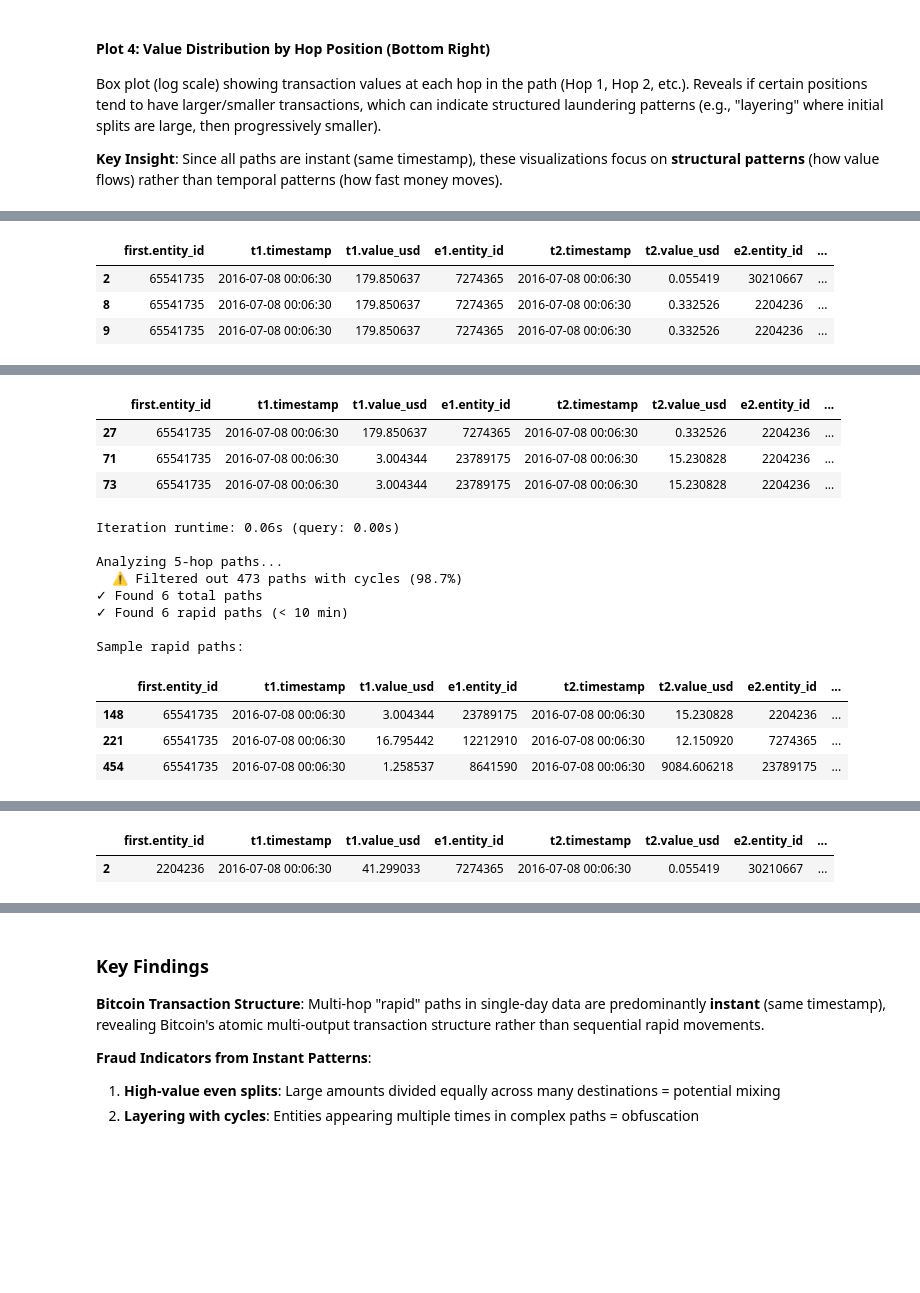
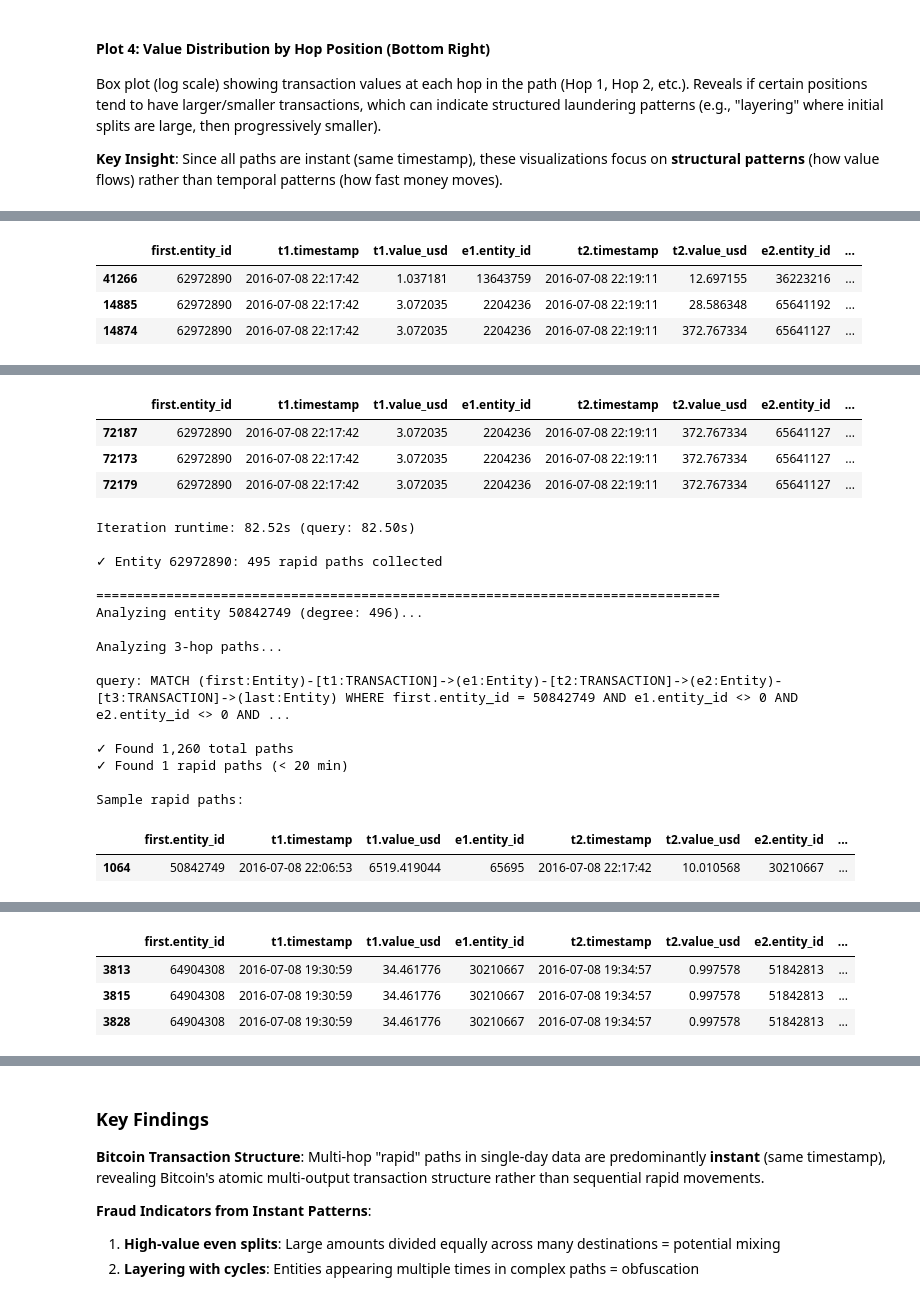
Before and after one commit to turing-db/turingdb-examples, a Jupyter notebook: examples/notebooks/public_version/crypto_orbitaal_fraud_detection.ipynb, the cells around one changed output, grey strips where cells are left out. Saved outputs shown, nothing was run; the diff lists cells and outputs as text; code cells hidden in the pictures; blank space fills up the shorter version.

```diff
--- a/examples/notebooks/public_version/crypto_orbitaal_fraud_detection.ipynb
+++ b/examples/notebooks/public_version/crypto_orbitaal_fraud_detection.ipynb
@@ -756,11 +527,0 @@ from turingdb.exceptions import TuringDBException
-# %%
-%%time
-
-# Set graph
-try:
-    client.create_graph(graph_name)
-except TuringDBException as e:
-    print(e)
-
-# Set working graph
-client.set_graph(graph_name)
@@ -1687,0 +1685,3 @@ Detects funds moving quickly through multiple hops - a common money laundering t
+# %%
+query = build_rapid_movement_query(entity_id, hops=k, exclude_entity_0=True, limit=1e6)
+print(f"query:\n\n{query}\n")
@@ -2028,8 +2094,9 @@ if len(hub_candidates) == 0:
     hub_candidates = hubs[hubs['entity_id'] != 0].head(10)
 
 top_entities = hub_candidates.head(3)['entity_id'].astype(int).tolist()
-max_hops = 5
+max_hops = 4
 MAX_PATHS_PER_ENTITY = 10000
+MAX_TIME_WINDOW = 20 # in minutes
 
 print(f"Selected entities: {top_entities}")
 print(f"Their degrees: {[hubs[hubs['entity_id']==e]['degree'].values[0] for e in top_entities]}")
@@ -2052,7 +2119,8 @@ for entity_id in tqdm(top_entities):
 
         print(f"\nAnalyzing {k}-hop paths...")
 
-        query = build_rapid_movement_query(entity_id, hops=k, exclude_entity_0=True)
+        query = build_rapid_movement_query(entity_id, hops=k, exclude_entity_0=True, limit=1e5)
+        print(f"\nquery: {query}\n")
 
         query_start = time.time()
         try:
@@ -2062,23 +2130,19 @@ for entity_id in tqdm(top_entities):
             if not df_rapid.empty:
                 entity_has_paths = True
 
-                # Filter 1: Remove paths going through Entity 0
-                df_rapid = filter_entity_0_from_paths(df_rapid)
+                ## Filter 1: Remove paths going through Entity 0
+                #df_rapid = filter_entity_0_from_paths(df_rapid)
 
-                # Filter 2: Remove cycles
-                df_rapid = filter_cycles_from_paths(df_rapid)
+                ## Filter 2: Remove cycles
+                #df_rapid = filter_cycles_from_paths(df_rapid)
 
                 if len(df_rapid) > 0:
                     # Filter 3: Enforce chronological order and time window
-                    rapid = analyze_rapid_movements(df_rapid, max_time_window_hours=0.167,
-                                                   enforce_chronological=True)
-
-                    # Analyze with 10-minute window and chronological enforcement
-                    rapid = analyze_rapid_movements(df_rapid, max_time_window_hours=0.167,
-                                                   enforce_chronological=True)
+                    rapid = analyze_rapid_movements(df_rapid, max_time_window_hours=MAX_TIME_WINDOW / 60,
+                                                    enforce_chronological=True)
 
                     print(f"✓ Found {len(df_rapid):,} total paths")
-                    print(f"✓ Found {len(rapid):,} rapid paths (< 10 min)")
+                    print(f"✓ Found {len(rapid):,} rapid paths (< {MAX_TIME_WINDOW} min)")
 
                     if len(rapid) > 0:
                         # Sample if too many
@@ -2126,8 +2190,9 @@ if all_rapid_movements:
 
     print(f"\nTemporal Analysis:")
     print(f"  Instant movements (0 time difference): {instant_count:,} ({instant_percentage:.1f}%)")
-    print(f"  < 1 minute: {len(combined_rapid[time_data < 0.0167]):,}")
-    print(f"  < 10 minutes: {len(combined_rapid):,}")
+    print(f"  < 1 minute: {len(combined_rapid[time_data < (1 / 60)]):,}")
+    print(f"  < 10 minutes: {len(combined_rapid[time_data < (10 / 60)]):,}")
+    print(f"  < {MAX_TIME_WINDOW} minutes: {len(combined_rapid):,}")
 
     # Show summary by entity and hop count
     summary = combined_rapid.groupby(['source_entity', 'hop_count']).agg({
@@ -2187,6 +2254,6 @@ Analyzing 3-hop paths...
 
 Sample rapid paths:
 |  | first.entity_id | t1.timestamp | t1.value_usd | e1.entity_id | t2.timestamp | t2.value_usd | e2.entity_id | ... |
-| 2 | 65541735 | 2016-07-08 00:06:30 | 179.850637 | 7274365 | 2016-07-08 00:06:30 | 0.055419 | 30210667 | ... |
-| 8 | 65541735 | 2016-07-08 00:06:30 | 179.850637 | 7274365 | 2016-07-08 00:06:30 | 0.332526 | 2204236 | ... |
-| 9 | 65541735 | 2016-07-08 00:06:30 | 179.850637 | 7274365 | 2016-07-08 00:06:30 | 0.332526 | 2204236 | ... |
+| 41266 | 62972890 | 2016-07-08 22:17:42 | 1.037181 | 13643759 | 2016-07-08 22:19:11 | 12.697155 | 36223216 | ... |
+| 14885 | 62972890 | 2016-07-08 22:17:42 | 3.072035 | 2204236 | 2016-07-08 22:19:11 | 28.586348 | 65641192 | ... |
+| 14874 | 62972890 | 2016-07-08 22:17:42 | 3.072035 | 2204236 | 2016-07-08 22:19:11 | 372.767334 | 65641127 | ... |
@@ -2199,18 +2268,23 @@ Analyzing 4-hop paths...
 
 Sample rapid paths:
 |  | first.entity_id | t1.timestamp | t1.value_usd | e1.entity_id | t2.timestamp | t2.value_usd | e2.entity_id | ... |
-| 27 | 65541735 | 2016-07-08 00:06:30 | 179.850637 | 7274365 | 2016-07-08 00:06:30 | 0.332526 | 2204236 | ... |
-| 71 | 65541735 | 2016-07-08 00:06:30 | 3.004344 | 23789175 | 2016-07-08 00:06:30 | 15.230828 | 2204236 | ... |
-| 73 | 65541735 | 2016-07-08 00:06:30 | 3.004344 | 23789175 | 2016-07-08 00:06:30 | 15.230828 | 2204236 | ... |
+| 72187 | 62972890 | 2016-07-08 22:17:42 | 3.072035 | 2204236 | 2016-07-08 22:19:11 | 372.767334 | 65641127 | ... |
+| 72173 | 62972890 | 2016-07-08 22:17:42 | 3.072035 | 2204236 | 2016-07-08 22:19:11 | 372.767334 | 65641127 | ... |
+| 72179 | 62972890 | 2016-07-08 22:17:42 | 3.072035 | 2204236 | 2016-07-08 22:19:11 | 372.767334 | 65641127 | ... |
-Iteration runtime: 0.06s (query: 0.00s)
+Iteration runtime: 82.52s (query: 82.50s)
 
-Analyzing 5-hop paths...
-  ⚠ Filtered out 473 paths with cycles (98.7%)
-✓ Found 6 total paths
-✓ Found 6 rapid paths (< 10 min)
+✓ Entity 62972890: 495 rapid paths collected
+
+================================================================================
+Analyzing entity 50842749 (degree: 496)...
+
+Analyzing 3-hop paths...
+
+query: MATCH (first:Entity)-[t1:TRANSACTION]->(e1:Entity)-[t2:TRANSACTION]->(e2:Entity)-[t3:TRANSACTION]->(last:Entity) WHERE first.entity_id = 50842749 AND e1.entity_id <> 0 AND e2.entity_id <> 0 AND ...
+
+✓ Found 1,260 total paths
+✓ Found 1 rapid paths (< 20 min)
 
 Sample rapid paths:
 |  | first.entity_id | t1.timestamp | t1.value_usd | e1.entity_id | t2.timestamp | t2.value_usd | e2.entity_id | ... |
-| 148 | 65541735 | 2016-07-08 00:06:30 | 3.004344 | 23789175 | 2016-07-08 00:06:30 | 15.230828 | 2204236 | ... |
-| 221 | 65541735 | 2016-07-08 00:06:30 | 16.795442 | 12212910 | 2016-07-08 00:06:30 | 12.150920 | 7274365 | ... |
-| 454 | 65541735 | 2016-07-08 00:06:30 | 1.258537 | 8641590 | 2016-07-08 00:06:30 | 9084.606218 | 23789175 | ... |
+| 1064 | 50842749 | 2016-07-08 22:06:53 | 6519.419044 | 65695 | 2016-07-08 22:17:42 | 10.010568 | 30210667 | ... |
@@ -2228,4 +2306,6 @@ Analyzing 3-hop paths...
 
 Sample rapid paths:
 |  | first.entity_id | t1.timestamp | t1.value_usd | e1.entity_id | t2.timestamp | t2.value_usd | e2.entity_id | ... |
-| 2 | 2204236 | 2016-07-08 00:06:30 | 41.299033 | 7274365 | 2016-07-08 00:06:30 | 0.055419 | 30210667 | ... |
+| 3813 | 64904308 | 2016-07-08 19:30:59 | 34.461776 | 30210667 | 2016-07-08 19:34:57 | 0.997578 | 51842813 | ... |
+| 3815 | 64904308 | 2016-07-08 19:30:59 | 34.461776 | 30210667 | 2016-07-08 19:34:57 | 0.997578 | 51842813 | ... |
+| 3828 | 64904308 | 2016-07-08 19:30:59 | 34.461776 | 30210667 | 2016-07-08 19:34:57 | 0.997578 | 51842813 | ... |
```
Also changed, not shown: parts of 79 cells of this notebook.
